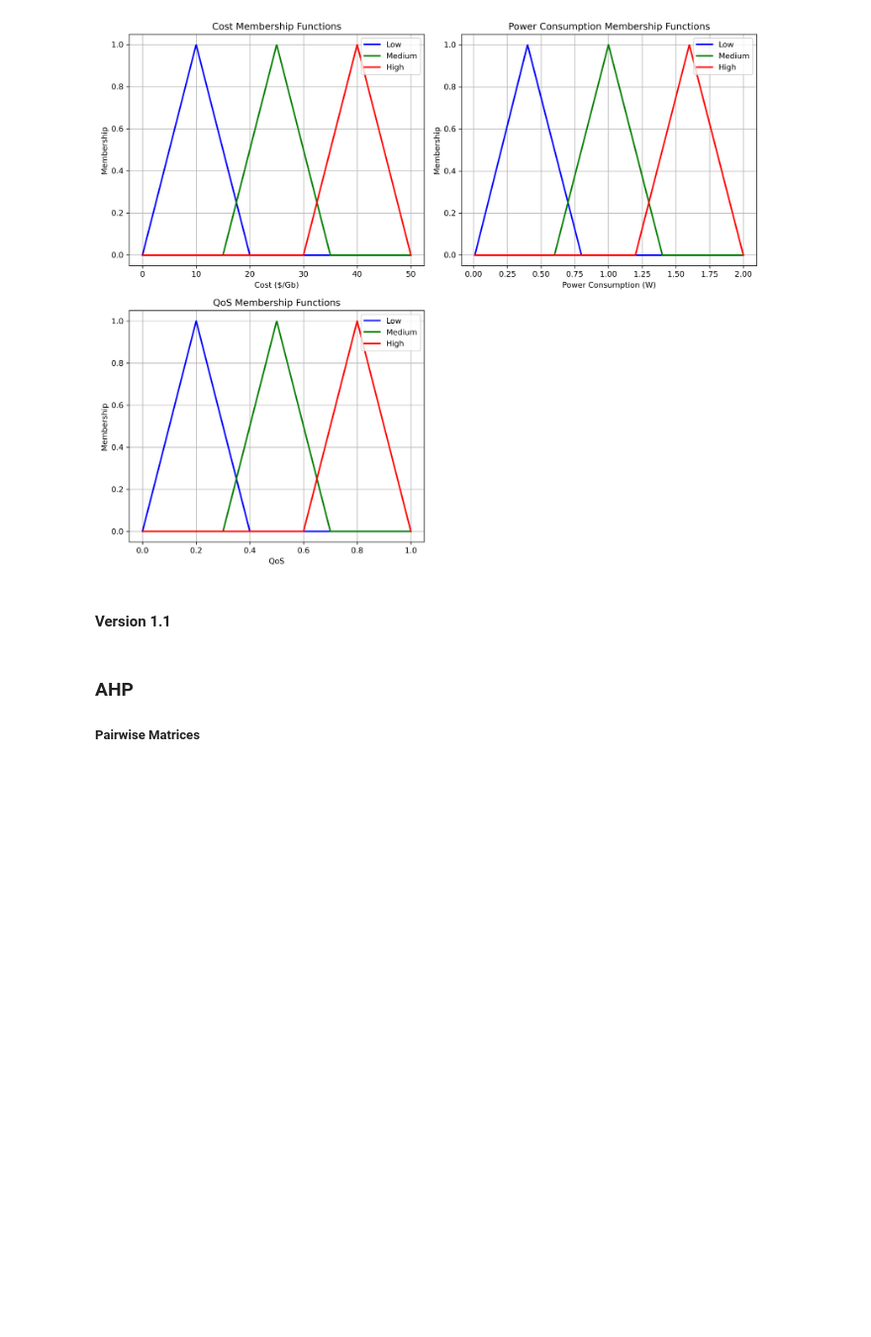
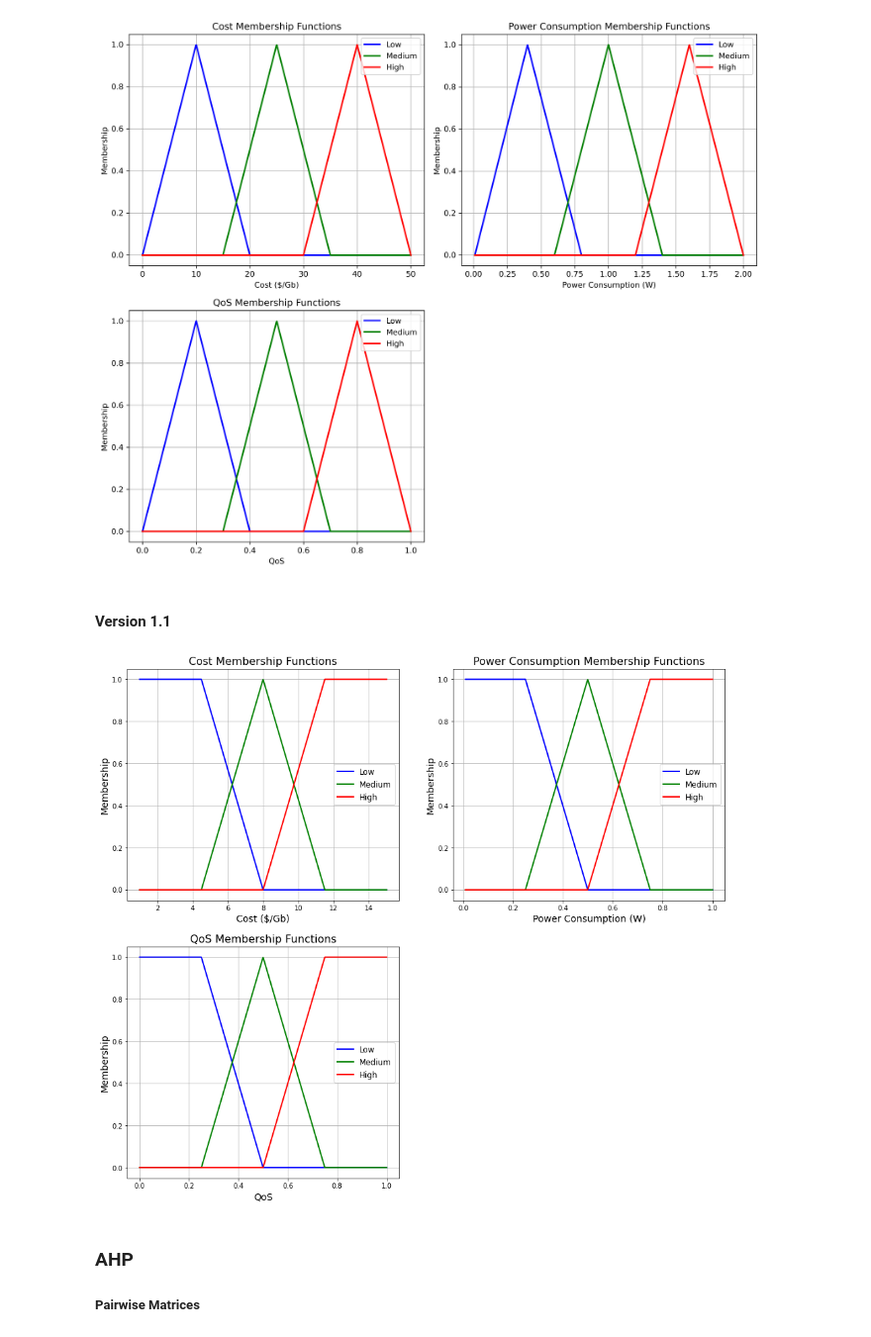
Before and after one commit to nkosinathintuli/hierarchical-NSA, a Jupyter notebook: experiments.ipynb, the cells around one changed output. Shown at 99% size. Drawn from its saved outputs; the diff is of its cells as text; code cells hidden in the pictures; blank space fills up the shorter version.

```diff
--- a/experiments.ipynb
+++ b/experiments.ipynb
@@ -85,14 +85,14 @@ def plot_membership_functions(ax, x, low, medium, high, title, xlabel):
     ax.plot(x, low, 'b-', linewidth=2, label='Low')
     ax.plot(x, medium, 'g-', linewidth=2, label='Medium')
     ax.plot(x, high, 'r-', linewidth=2, label='High')
-    ax.set_title(title, fontsize=14)
-    ax.set_xlabel(xlabel, fontsize=12)
-    ax.set_ylabel('Membership', fontsize=12)
+    ax.set_title(title, fontsize=16)
+    ax.set_ylabel('Membership', fontsize=14)
+    ax.set_xlabel(xlabel, fontsize=14)
     ax.legend(fontsize=12)
     ax.grid(True)
 
 # Create the figure and subplots
-fig, axs = plt.subplots(2, 2, figsize=(12, 10))
+fig, axs = plt.subplots(2, 2, figsize=(16, 14))
 fig.delaxes(axs[1, 1])  # Remove the fourth subplot
 
 # Graph 1: Cost (0.01 to 15 $/Gb)
@@ -100,34 +100,38 @@ x_cost = np.linspace(1, 15, 1000)
 cost_low = low_mf(x_cost, 4.5, 8)
 cost_medium = medium_mf(x_cost, 4.5, 8, 11.5)
 cost_high = high_mf(x_cost, 8, 11.5)
 plot_membership_functions(axs[0, 0], x_cost, cost_low, cost_medium, cost_high, 'Cost Membership Functions', 'Cost ($/Gb)')
 
 # Graph 2: Power Consumption (0.01 to 1 W)
 x_power = np.linspace(0.01, 1, 1000)
 power_low = low_mf(x_power, 0.25, 0.5)
 power_medium = medium_mf(x_power, 0.25, 0.5, 0.75)
 power_high = high_mf(x_power, 0.5, 0.75)
 plot_membership_functions(axs[0, 1], x_power, power_low, power_medium, power_high, 'Power Consumption Membership Functions', 'Power Consumption (W)')
 
 # Graph 3: QoS (0 to 1)
 x_qos = np.linspace(0, 1, 1000)
 qos_low = low_mf(x_qos, 0.25, 0.5)
 qos_medium = medium_mf(x_qos, 0.25, 0.5, 0.75)
 qos_high = high_mf(x_qos, 0.5, 0.75)
 plot_membership_functions(axs[1, 0], x_qos, qos_low, qos_medium, qos_high, 'QoS Membership Functions', 'QoS')
 
 # Adjust the layout
-plt.tight_layout()
+#plt.tight_layout()
 
 # Save the figure
 filename = 'fuzzy_membership_functions.png'
 plt.savefig(filename, dpi=300, bbox_inches='tight')
 
 # Display the saved image
 #display(Image(filename=filename))
 
 # Close the figure to free up memory
+
+plt.show()
 plt.close(fig)
+# %% [output]
+[figure, added]
 # %% [markdown]
 ### AHP
 ##### Pairwise Matrices
```
Also changed, not shown: 1 other file.
